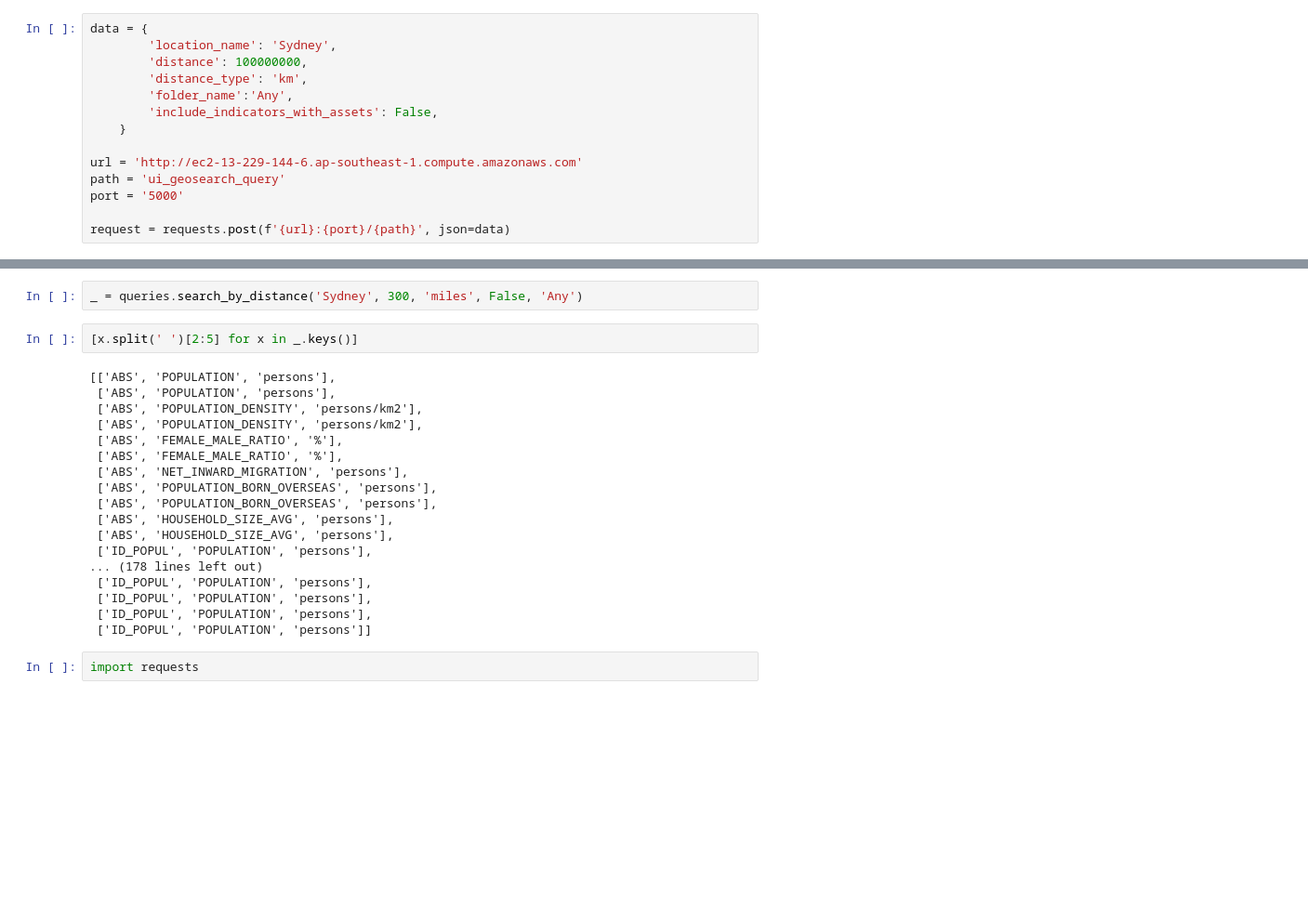
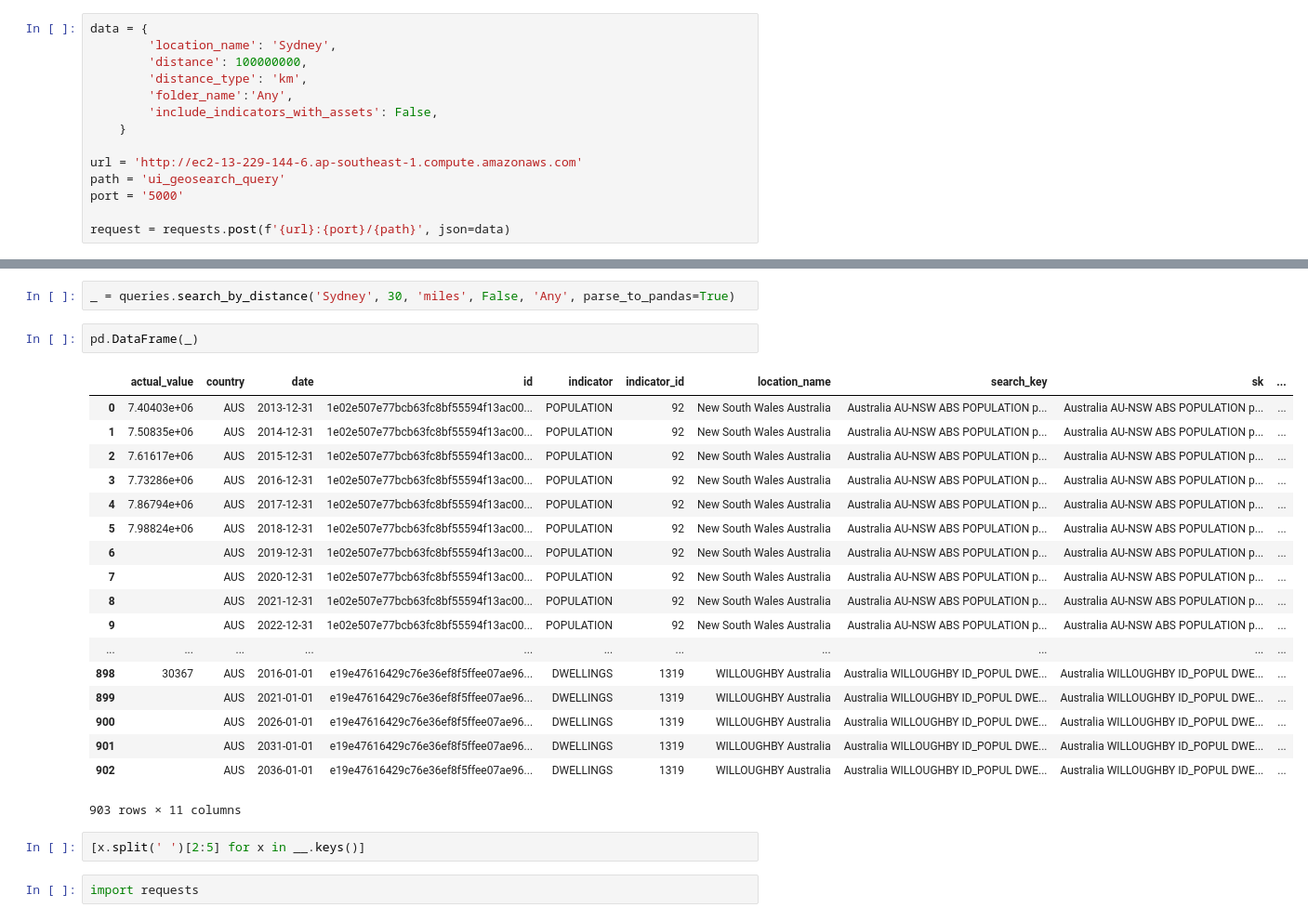
Before and after one commit to angelrureLurtis/AustraliaMiniProject, a Jupyter notebook: geolocalization/queries.ipynb, the cells around one changed output, grey strips where cells are left out. Shown at 93% size. Cells and saved outputs as stored; diff of their text form; blank space fills up the shorter version.

Commit message:
added level-wise indicator retrieaval

```diff
--- a/geolocalization/queries.ipynb
+++ b/geolocalization/queries.ipynb
@@ -164,25 +99,28 @@ request.json()
 # %%
-_ = queries.search_by_distance('Sydney', 300, 'miles', False, 'Any')
+_ = queries.search_by_distance('Sydney', 30, 'miles', False, 'Any', parse_to_pandas=True)
+# %%
+pd.DataFrame(_)
+# %% [output]
+|  | actual_value | country | date | id | indicator | indicator_id | location_name | search_key | sk | ... |
+| 0 | 7.40403e+06 | AUS | 2013-12-31 | 1e02e507e77bcb63fc8bf55594f13ac00... | POPULATION | 92 | New South Wales Australia | Australia AU-NSW ABS POPULATION p... | Australia AU-NSW ABS POPULATION p... | ... |
+| 1 | 7.50835e+06 | AUS | 2014-12-31 | 1e02e507e77bcb63fc8bf55594f13ac00... | POPULATION | 92 | New South Wales Australia | Australia AU-NSW ABS POPULATION p... | Australia AU-NSW ABS POPULATION p... | ... |
+| 2 | 7.61617e+06 | AUS | 2015-12-31 | 1e02e507e77bcb63fc8bf55594f13ac00... | POPULATION | 92 | New South Wales Australia | Australia AU-NSW ABS POPULATION p... | Australia AU-NSW ABS POPULATION p... | ... |
+| 3 | 7.73286e+06 | AUS | 2016-12-31 | 1e02e507e77bcb63fc8bf55594f13ac00... | POPULATION | 92 | New South Wales Australia | Australia AU-NSW ABS POPULATION p... | Australia AU-NSW ABS POPULATION p... | ... |
+| 4 | 7.86794e+06 | AUS | 2017-12-31 | 1e02e507e77bcb63fc8bf55594f13ac00... | POPULATION | 92 | New South Wales Australia | Australia AU-NSW ABS POPULATION p... | Australia AU-NSW ABS POPULATION p... | ... |
+| 5 | 7.98824e+06 | AUS | 2018-12-31 | 1e02e507e77bcb63fc8bf55594f13ac00... | POPULATION | 92 | New South Wales Australia | Australia AU-NSW ABS POPULATION p... | Australia AU-NSW ABS POPULATION p... | ... |
+| 6 |  | AUS | 2019-12-31 | 1e02e507e77bcb63fc8bf55594f13ac00... | POPULATION | 92 | New South Wales Australia | Australia AU-NSW ABS POPULATION p... | Australia AU-NSW ABS POPULATION p... | ... |
+| 7 |  | AUS | 2020-12-31 | 1e02e507e77bcb63fc8bf55594f13ac00... | POPULATION | 92 | New South Wales Australia | Australia AU-NSW ABS POPULATION p... | Australia AU-NSW ABS POPULATION p... | ... |
+| 8 |  | AUS | 2021-12-31 | 1e02e507e77bcb63fc8bf55594f13ac00... | POPULATION | 92 | New South Wales Australia | Australia AU-NSW ABS POPULATION p... | Australia AU-NSW ABS POPULATION p... | ... |
+| 9 |  | AUS | 2022-12-31 | 1e02e507e77bcb63fc8bf55594f13ac00... | POPULATION | 92 | New South Wales Australia | Australia AU-NSW ABS POPULATION p... | Australia AU-NSW ABS POPULATION p... | ... |
+| ... | ... | ... | ... | ... | ... | ... | ... | ... | ... | ... |
+| 898 | 30367 | AUS | 2016-01-01 | e19e47616429c76e36ef8f5ffee07ae96... | DWELLINGS | 1319 | WILLOUGHBY Australia | Australia WILLOUGHBY ID_POPUL DWE... | Australia WILLOUGHBY ID_POPUL DWE... | ... |
+| 899 |  | AUS | 2021-01-01 | e19e47616429c76e36ef8f5ffee07ae96... | DWELLINGS | 1319 | WILLOUGHBY Australia | Australia WILLOUGHBY ID_POPUL DWE... | Australia WILLOUGHBY ID_POPUL DWE... | ... |
+| 900 |  | AUS | 2026-01-01 | e19e47616429c76e36ef8f5ffee07ae96... | DWELLINGS | 1319 | WILLOUGHBY Australia | Australia WILLOUGHBY ID_POPUL DWE... | Australia WILLOUGHBY ID_POPUL DWE... | ... |
+| 901 |  | AUS | 2031-01-01 | e19e47616429c76e36ef8f5ffee07ae96... | DWELLINGS | 1319 | WILLOUGHBY Australia | Australia WILLOUGHBY ID_POPUL DWE... | Australia WILLOUGHBY ID_POPUL DWE... | ... |
+| 902 |  | AUS | 2036-01-01 | e19e47616429c76e36ef8f5ffee07ae96... | DWELLINGS | 1319 | WILLOUGHBY Australia | Australia WILLOUGHBY ID_POPUL DWE... | Australia WILLOUGHBY ID_POPUL DWE... | ... |
+903 rows × 11 columns
 # %%
-[x.split(' ')[2:5] for x in _.keys()]
+[x.split(' ')[2:5] for x in __.keys()]
-# %% [output]
-[['ABS', 'POPULATION', 'persons'],
- ['ABS', 'POPULATION', 'persons'],
- ['ABS', 'POPULATION_DENSITY', 'persons/km2'],
- ['ABS', 'POPULATION_DENSITY', 'persons/km2'],
- ['ABS', 'FEMALE_MALE_RATIO', '%'],
- ['ABS', 'FEMALE_MALE_RATIO', '%'],
- ['ABS', 'NET_INWARD_MIGRATION', 'persons'],
- ['ABS', 'POPULATION_BORN_OVERSEAS', 'persons'],
- ['ABS', 'POPULATION_BORN_OVERSEAS', 'persons'],
- ['ABS', 'HOUSEHOLD_SIZE_AVG', 'persons'],
- ['ABS', 'HOUSEHOLD_SIZE_AVG', 'persons'],
- ['ID_POPUL', 'POPULATION', 'persons'],
-... (178 lines left out)
- ['ID_POPUL', 'POPULATION', 'persons'],
- ['ID_POPUL', 'POPULATION', 'persons'],
- ['ID_POPUL', 'POPULATION', 'persons'],
- ['ID_POPUL', 'POPULATION', 'persons']]
 # %%
 import requests
 # %%
```
Also changed, not shown: parts of 9 cells of this notebook, 1 other file.
